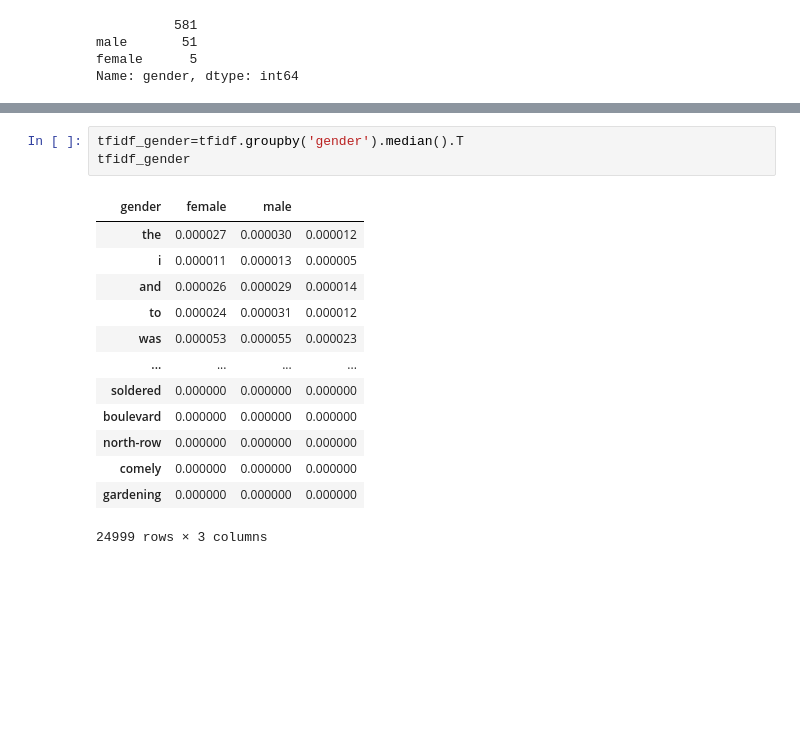
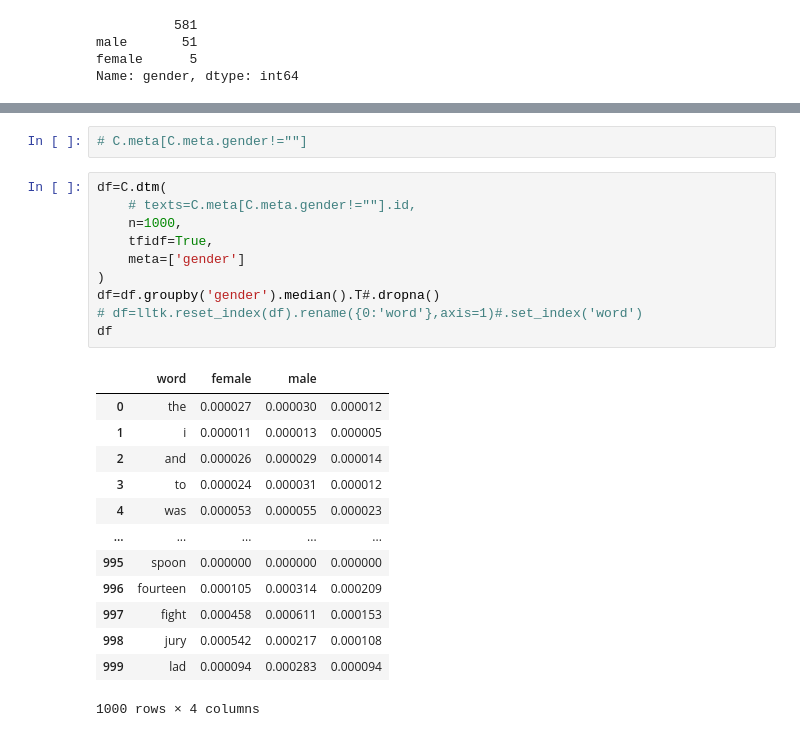
Before and after one commit to quadrismegistus/lltk, a Jupyter notebook: lltk/corpus/oldbailey/notebook.ipynb, the cells around one changed output, grey strips where cells are left out. Cells and saved outputs as stored; diff of their text form; blank space fills up the shorter version.

```diff
--- a/lltk/corpus/oldbailey/notebook.ipynb
+++ b/lltk/corpus/oldbailey/notebook.ipynb
@@ -93,17 +79,26 @@ tfidf
-# %%
-tfidf_gender=tfidf.groupby('gender').median().T
-tfidf_gender
-# %% [output]
-| gender | female | male |  |
-| the | 0.000027 | 0.000030 | 0.000012 |
-| i | 0.000011 | 0.000013 | 0.000005 |
-| and | 0.000026 | 0.000029 | 0.000014 |
-| to | 0.000024 | 0.000031 | 0.000012 |
-| was | 0.000053 | 0.000055 | 0.000023 |
-| ... | ... | ... | ... |
-| soldered | 0.000000 | 0.000000 | 0.000000 |
-| boulevard | 0.000000 | 0.000000 | 0.000000 |
-| north-row | 0.000000 | 0.000000 | 0.000000 |
-| comely | 0.000000 | 0.000000 | 0.000000 |
-| gardening | 0.000000 | 0.000000 | 0.000000 |
-24999 rows × 3 columns
+# %%
+# C.meta[C.meta.gender!=""]
+# %%
+df=C.dtm(
+    # texts=C.meta[C.meta.gender!=""].id,
+    n=1000,
+    tfidf=True,
+    meta=['gender']
+)
+df=df.groupby('gender').median().T#.dropna()
+# df=lltk.reset_index(df).rename({0:'word'},axis=1)#.set_index('word')
+df
+# %% [output]
+|  | word | female | male |  |
+| 0 | the | 0.000027 | 0.000030 | 0.000012 |
+| 1 | i | 0.000011 | 0.000013 | 0.000005 |
+| 2 | and | 0.000026 | 0.000029 | 0.000014 |
+| 3 | to | 0.000024 | 0.000031 | 0.000012 |
+| 4 | was | 0.000053 | 0.000055 | 0.000023 |
+| ... | ... | ... | ... | ... |
+| 995 | spoon | 0.000000 | 0.000000 | 0.000000 |
+| 996 | fourteen | 0.000105 | 0.000314 | 0.000209 |
+| 997 | fight | 0.000458 | 0.000611 | 0.000153 |
+| 998 | jury | 0.000542 | 0.000217 | 0.000108 |
+| 999 | lad | 0.000094 | 0.000283 | 0.000094 |
+1000 rows × 4 columns
```
Also changed, not shown: parts of 7 cells of this notebook, 4 other files.
